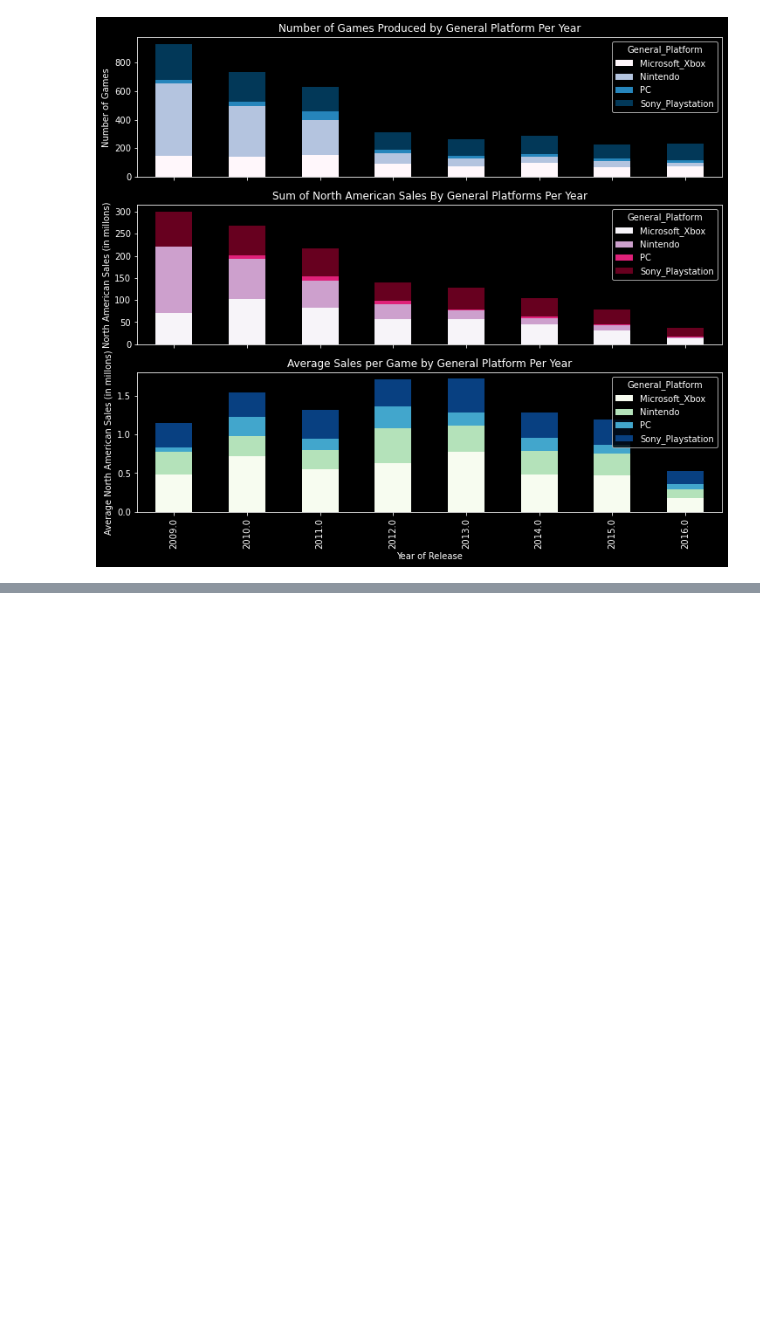
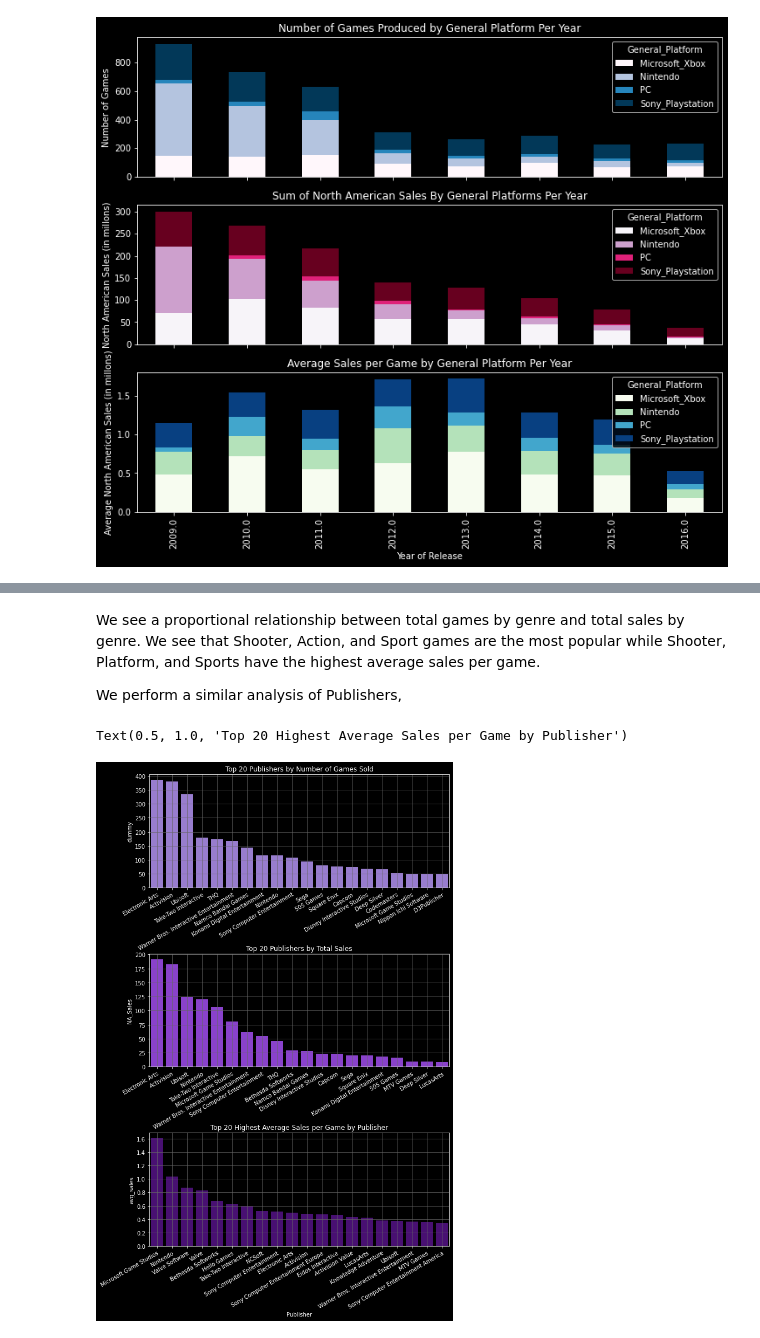
Before and after one commit to liammccarthy17/VideoGameSalesProject2021, a Jupyter notebook: PredictingVideoGameSales-LiamSusanSebastian-2021.ipynb, the cells around one changed output, grey strips where cells are left out. Saved outputs shown, nothing was run; the diff lists cells and outputs as text; code cells hidden in the pictures; blank space fills up the shorter version.

```diff
--- a/PredictingVideoGameSales-LiamSusanSebastian-2021.ipynb
+++ b/PredictingVideoGameSales-LiamSusanSebastian-2021.ipynb
@@ -311,0 +315,37 @@ std_vgs_df.head()
+# %% [markdown]
+We see a proportional relationship between total games by genre and total sales by genre. We see that Shooter, Action, and Sport games are the most popular while Shooter, Platform, and Sports have the highest average sales per game.
+
+We perform a similar analysis of Publishers,
+# %%
+publisher_df = std_vgs_df.groupby(['Publisher'])[['dummy','NA_Sales', 'good_or_bad']].sum()
+publisher_df['avg_sales'] = publisher_df['NA_Sales'].div(publisher_df['dummy'])
+##top 20 publishers
+
+top_20_totals_pub = publisher_df['dummy'].nlargest(20)
+top_20_sales_pub = publisher_df['NA_Sales'].nlargest(20)
+top_20_avg_pub = publisher_df['avg_sales'].nlargest(20)
+
+fig, axes = plt.subplots(3, 1, figsize=(12, 15), sharex=False)
+
+sb.barplot(ax = axes[0],x = top_20_totals_pub.index.values, y= top_20_totals_pub, color = 'mediumpurple')
+sb.barplot(ax = axes[1],x = top_20_sales_pub.index.values, y= top_20_sales_pub, color = 'blueviolet')
+sb.barplot(ax = axes[2],x = top_20_avg_pub.index, y= top_20_avg_pub, color = 'indigo')
+
+fig.tight_layout(pad=10.0)
+
+plt.setp(axes[0].get_xticklabels(), rotation=30, ha="right",
+             rotation_mode="anchor")
+plt.setp(axes[1].get_xticklabels(), rotation=30, ha="right",
+             rotation_mode="anchor")
+plt.setp(axes[2].get_xticklabels(), rotation=30, ha="right",
+             rotation_mode="anchor")
+
+axes[0].grid(b = True, color = '#666666')
+axes[1].grid(b = True, color = '#666666')
+axes[2].grid(b = True, color = '#666666')
+axes[0].set_title('Top 20 Publishers by Number of Games Sold')
+axes[1].set_title('Top 20 Publishers by Total Sales')
+axes[2].set_title('Top 20 Highest Average Sales per Game by Publisher')
+# %% [output]
+Text(0.5, 1.0, 'Top 20 Highest Average Sales per Game by Publisher')
+[figure, added]
```
Also changed, not shown: parts of 32 cells of this notebook.
